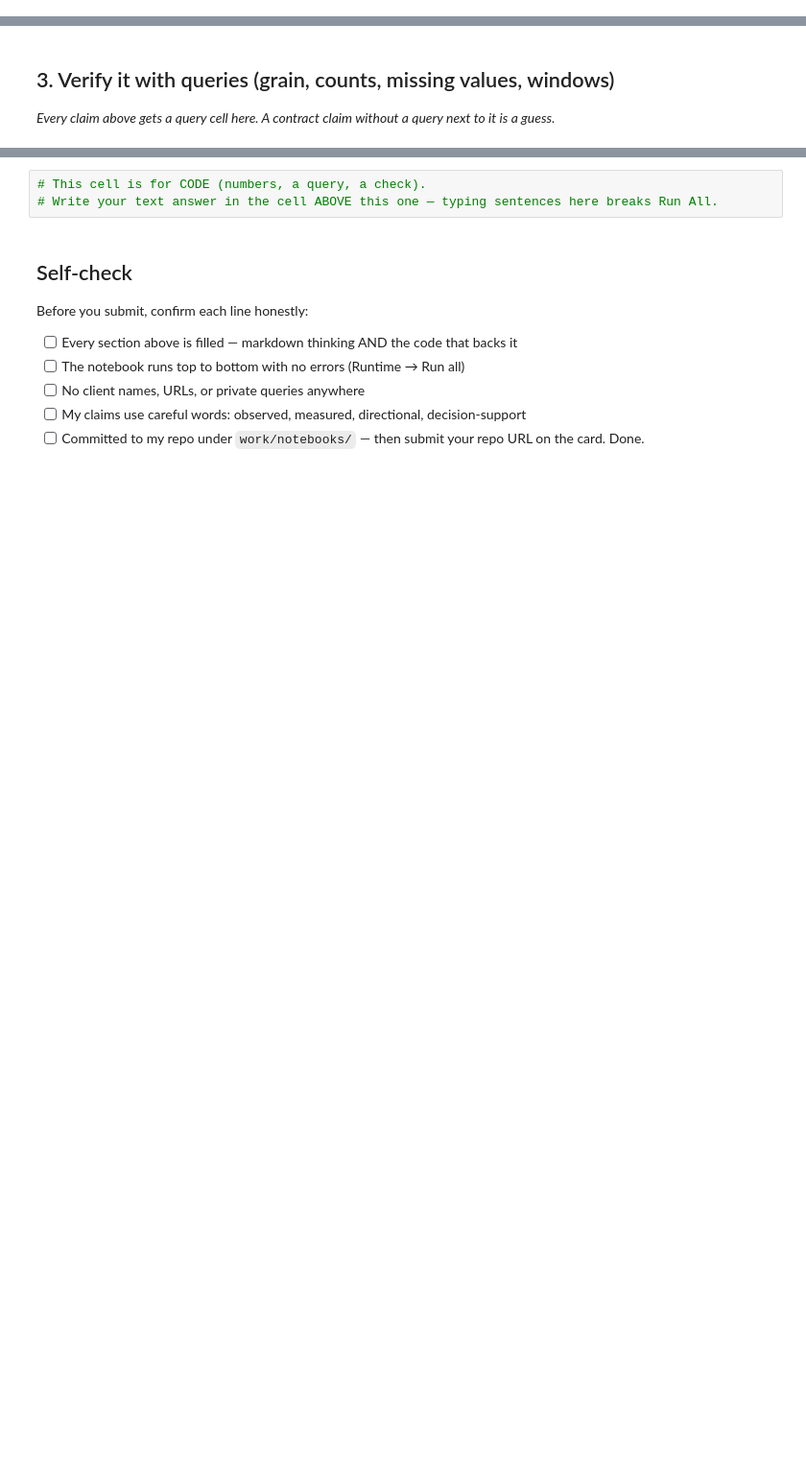
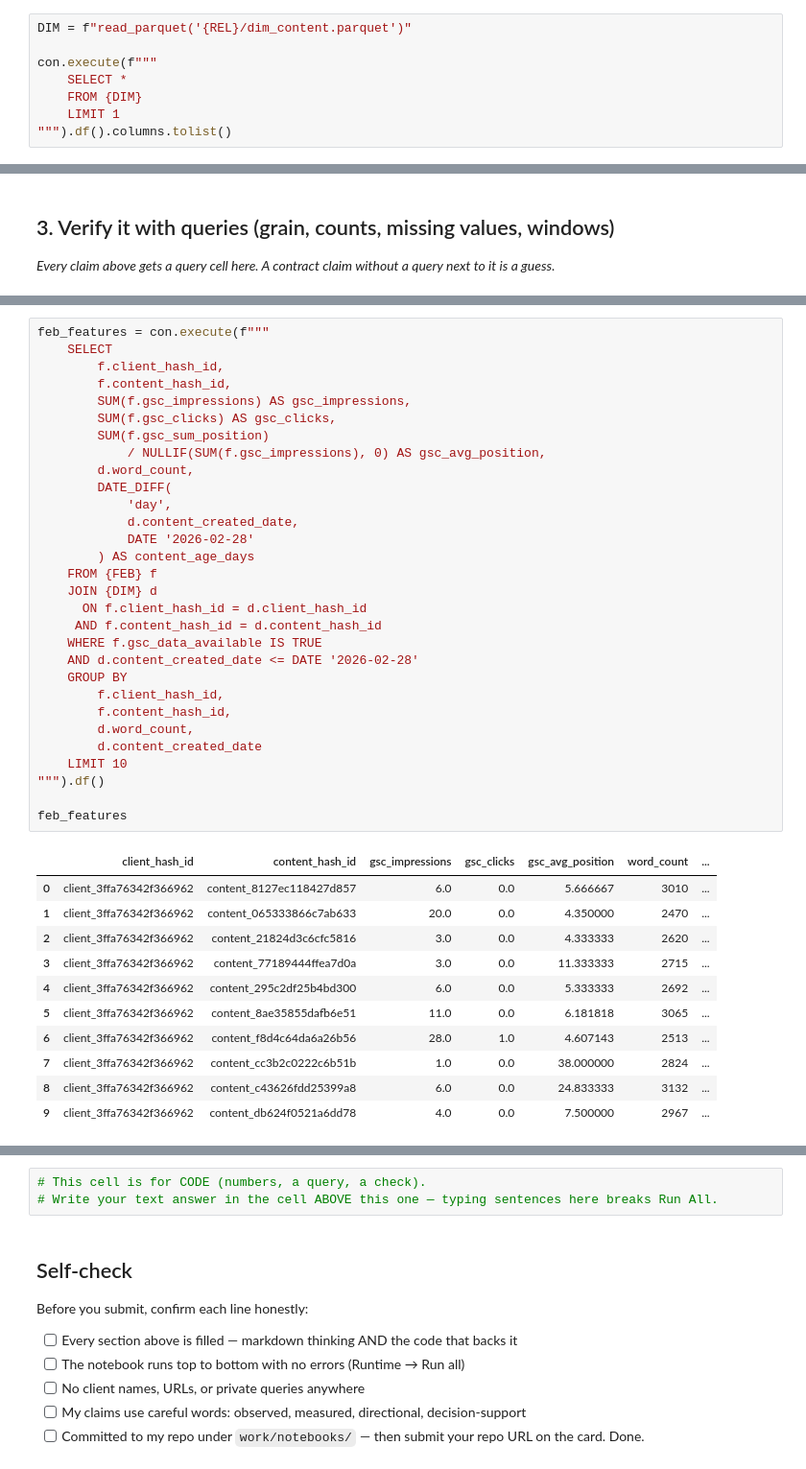
Before and after one commit to AliMahmoud67/FlyRank_Starter, a Jupyter notebook: work/notebooks/w03_data_contract.ipynb, the cells around one changed output, grey strips where cells are left out. Shown at 96% size. Cells and saved outputs as stored; diff of their text form; blank space fills up the shorter version.

```diff
--- a/work/notebooks/w03_data_contract.ipynb
+++ b/work/notebooks/w03_data_contract.ipynb
@@ -22,0 +76,8 @@ This skeleton is yours to fill. Work the sections **in order** — each one has
+# %%
+DIM = f"read_parquet('{REL}/dim_content.parquet')"
+
+con.execute(f"""
+    SELECT *
+    FROM {DIM}
+    LIMIT 1
+""").df().columns.tolist()
@@ -29,0 +153,42 @@ This skeleton is yours to fill. Work the sections **in order** — each one has
+# %%
+feb_features = con.execute(f"""
+    SELECT
+        f.client_hash_id,
+        f.content_hash_id,
+        SUM(f.gsc_impressions) AS gsc_impressions,
+        SUM(f.gsc_clicks) AS gsc_clicks,
+        SUM(f.gsc_sum_position)
+            / NULLIF(SUM(f.gsc_impressions), 0) AS gsc_avg_position,
+        d.word_count,
+        DATE_DIFF(
+            'day',
+            d.content_created_date,
+            DATE '2026-02-28'
+        ) AS content_age_days
+    FROM {FEB} f
+    JOIN {DIM} d
+      ON f.client_hash_id = d.client_hash_id
+     AND f.content_hash_id = d.content_hash_id
+    WHERE f.gsc_data_available IS TRUE
+    AND d.content_created_date <= DATE '2026-02-28'
+    GROUP BY
+        f.client_hash_id,
+        f.content_hash_id,
+        d.word_count,
+        d.content_created_date
+    LIMIT 10
+""").df()
+
+feb_features
+# %% [output]
+|  | client_hash_id | content_hash_id | gsc_impressions | gsc_clicks | gsc_avg_position | word_count | ... |
+| 0 | client_3ffa76342f366962 | content_8127ec118427d857 | 6.0 | 0.0 | 5.666667 | 3010 | ... |
+| 1 | client_3ffa76342f366962 | content_065333866c7ab633 | 20.0 | 0.0 | 4.350000 | 2470 | ... |
+| 2 | client_3ffa76342f366962 | content_21824d3c6cfc5816 | 3.0 | 0.0 | 4.333333 | 2620 | ... |
+| 3 | client_3ffa76342f366962 | content_77189444ffea7d0a | 3.0 | 0.0 | 11.333333 | 2715 | ... |
+| 4 | client_3ffa76342f366962 | content_295c2df25b4bd300 | 6.0 | 0.0 | 5.333333 | 2692 | ... |
+| 5 | client_3ffa76342f366962 | content_8ae35855dafb6e51 | 11.0 | 0.0 | 6.181818 | 3065 | ... |
+| 6 | client_3ffa76342f366962 | content_f8d4c64da6a26b56 | 28.0 | 1.0 | 4.607143 | 2513 | ... |
+| 7 | client_3ffa76342f366962 | content_cc3b2c0222c6b51b | 1.0 | 0.0 | 38.000000 | 2824 | ... |
+| 8 | client_3ffa76342f366962 | content_c43626fdd25399a8 | 6.0 | 0.0 | 24.833333 | 3132 | ... |
+| 9 | client_3ffa76342f366962 | content_db624f0521a6dd78 | 4.0 | 0.0 | 7.500000 | 2967 | ... |
```
Also changed, not shown: parts of 14 cells of this notebook.
